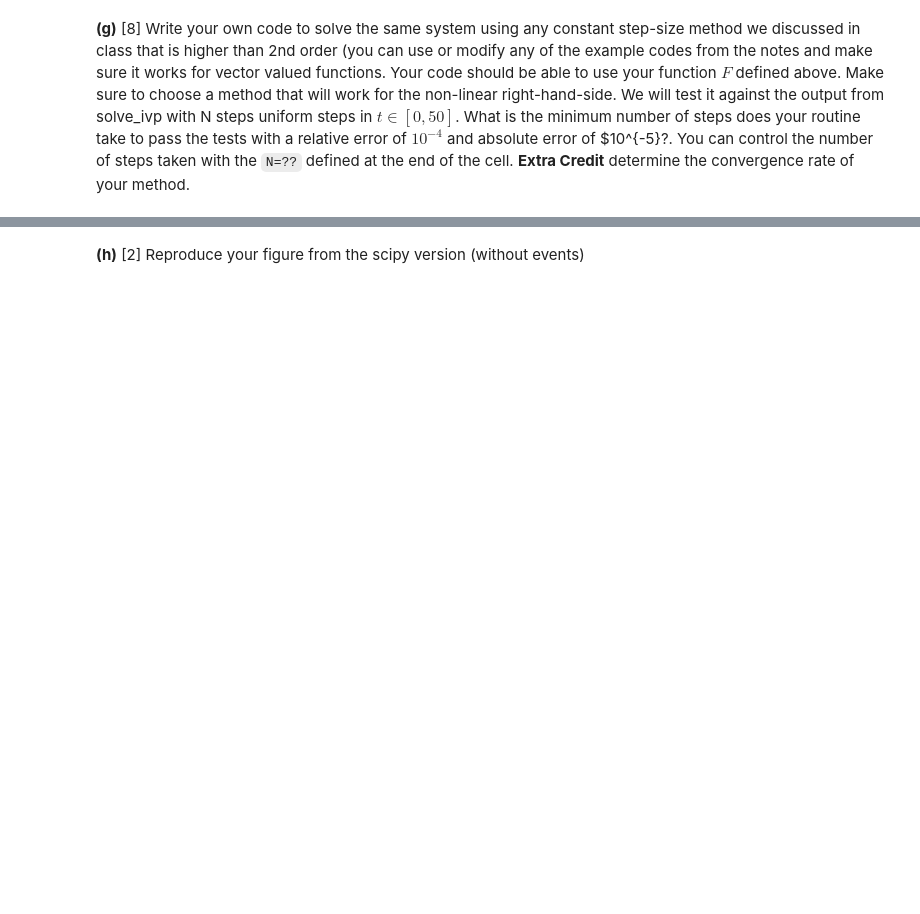
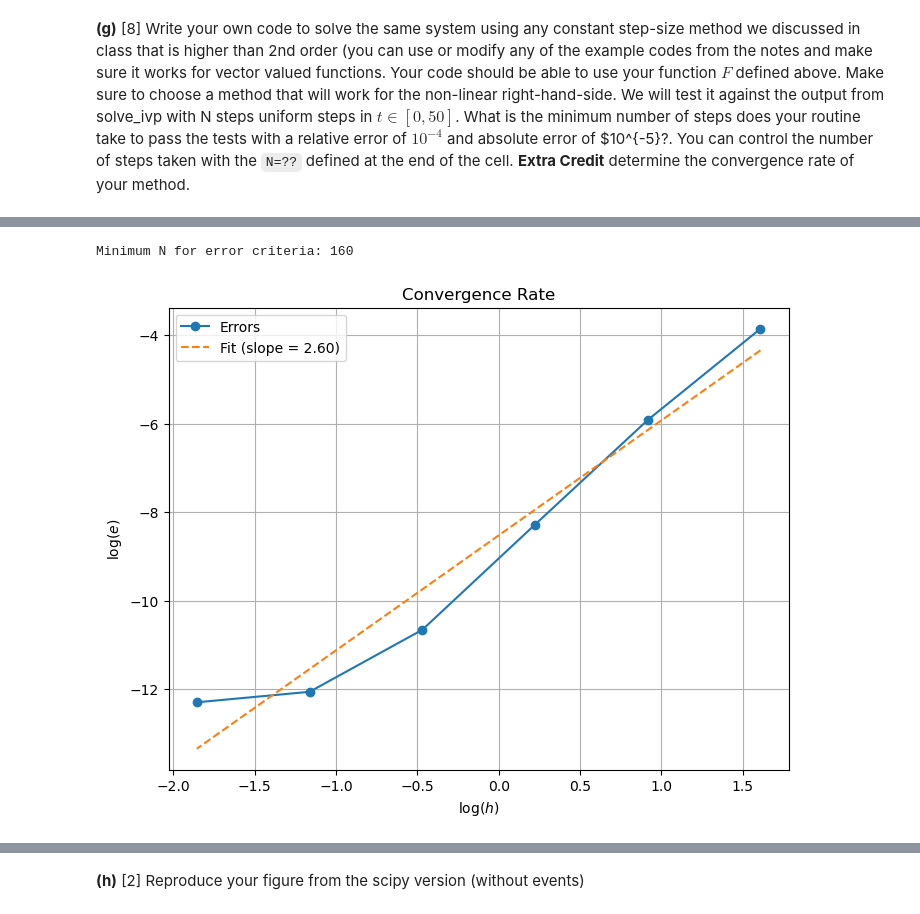
Before and after one commit to ArminNouri/intro-numerical-methods, a Jupyter notebook: hw5/HW5_ODE.ipynb, the cells around one changed output, grey strips where cells are left out. Drawn from its saved outputs; the diff is of its cells as text; code cells hidden in the pictures; blank space fills up the shorter version.

```diff
--- a/hw5/HW5_ODE.ipynb
+++ b/hw5/HW5_ODE.ipynb
@@ -369,3 +484,48 @@ N = 100
+# %%
+# Find minimum N for error criteria (it's 160)
+N = 10  # Start with a small number of steps
+success = False
+
+while not success:
+    t, u = my_ode_solver(f, t_span, u0=u_0, N=N)
+    try:
+        numpy.testing.assert_allclose(u, sol.sol(t), rtol=1.e-4, atol=1.e-5)
+        success = True
+    except AssertionError:
+        N *= 2  # Double the number of steps if the test fails
+
+print(f'Minimum N for error criteria: {N}')
+# %% [output]
+Minimum N for error criteria: 160
+# %%
+#EXTRA CREDIT
+
+N_values = [10, 20, 40, 80, 160, 320]
+errors = []
+
+for N in N_values:
+    t, u = my_ode_solver(f, t_span, u0=u_0, N=N)
+    error = numpy.linalg.norm(u - sol.sol(t)) / numpy.linalg.norm(sol.sol(t))
+    errors.append(error)
+
+# Fit a line to log-log data
+h_values = [(t_span[1] - t_span[0]) / N for N in N_values]
+log_h = numpy.log(h_values)
+log_errors = numpy.log(errors)
+slope, intercept = numpy.polyfit(log_h, log_errors, 1)
+
+# Plot convergence
+plt.figure(figsize=(8, 6))
+plt.plot(log_h, log_errors, 'o-', label='Errors')
+plt.plot(log_h, slope * log_h + intercept, '--', label=f'Fit (slope = {slope:.2f})')
+plt.xlabel('$\log(h)$')
+plt.ylabel('$\log(e)$')
+plt.title('Convergence Rate')
+plt.legend()
+plt.grid(True)
+plt.show()
+# %% [output]
+[figure, added]
 # %%
 s_star = 0.6
 f = lambda t, u: F(t, u, s_star)
```
Also changed, not shown: parts of 8 cells of this notebook.
